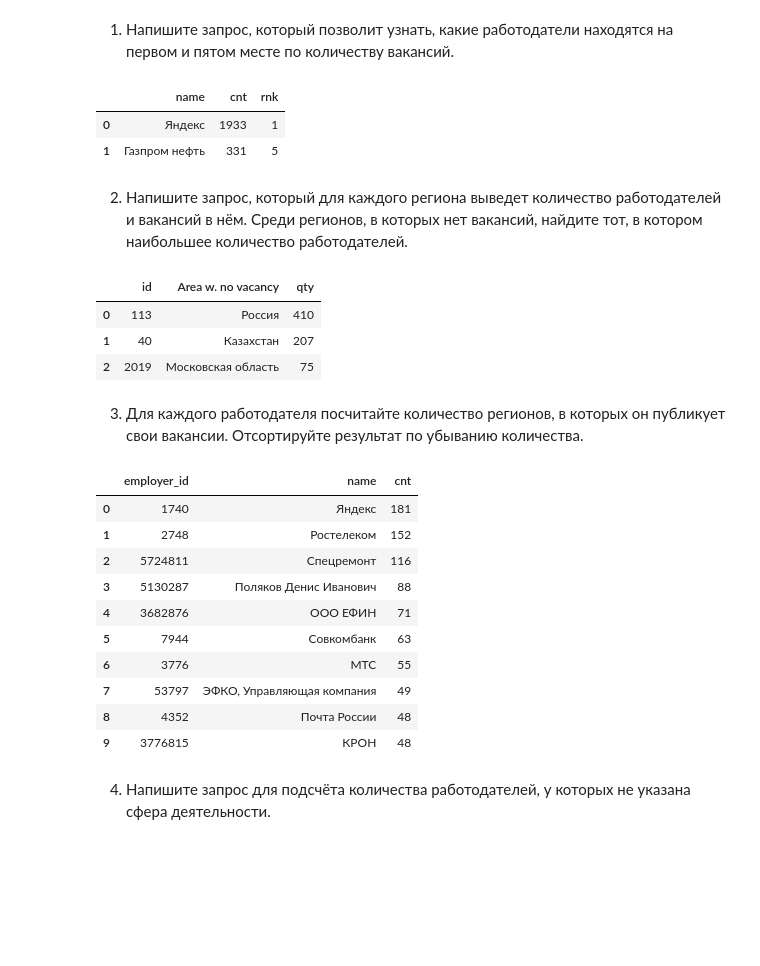
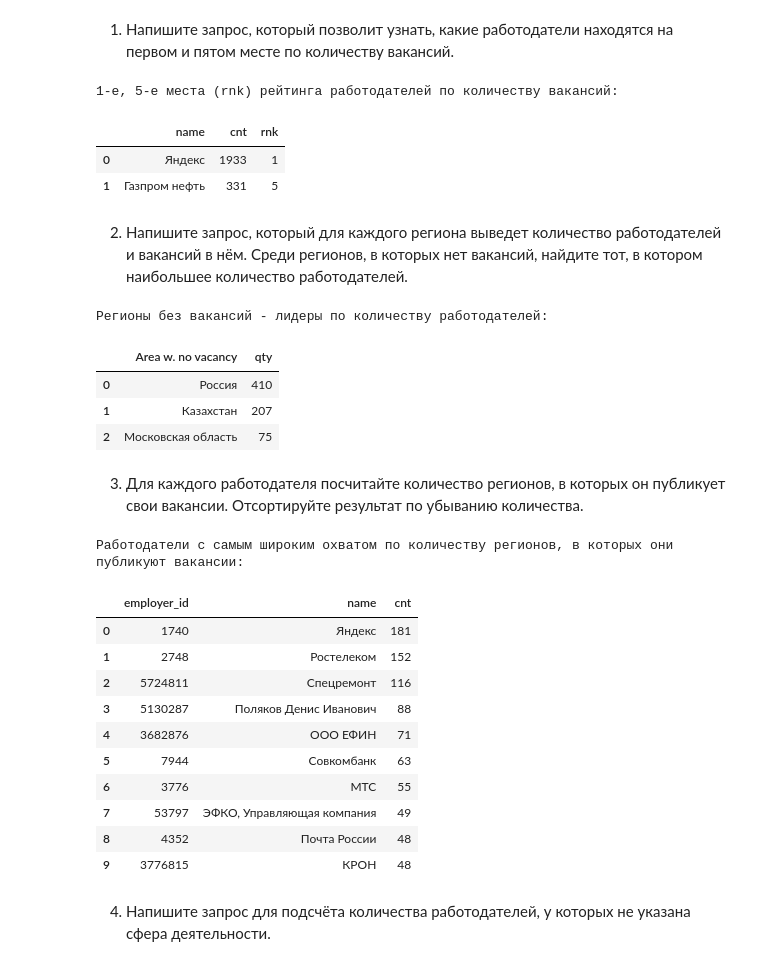
Before and after one commit to ssiarhei115/Vacancies-analysis, a Jupyter notebook: Project_2_template.ipynb, the cells around one changed output. Saved outputs shown, nothing was run; the diff lists cells and outputs as text; code cells hidden in the pictures; blank space fills up the shorter version.

```diff
--- a/Project_2_template.ipynb
+++ b/Project_2_template.ipynb
@@ -202,9 +208,13 @@ from
     order by cnt desc) as r
 where rnk = 1 or rnk =5
 '''
+
 df = pd.read_sql(sa.text(query_5_1), engine)
+
+print("1-е, 5-е места (rnk) рейтинга работодателей по количеству вакансий:")
 display(df)
 # %% [output]
+1-е, 5-е места (rnk) рейтинга работодателей по количеству вакансий:
 |  | name | cnt | rnk |
 | 0 | Яндекс | 1933 | 1 |
 | 1 | Газпром нефть | 331 | 5 |
@@ -216,26 +224,33 @@ display(df)
 # %%
 query_5_2 = f'''
 with x as (
 select
-    a.id, a.name,
+    a.id,
+    a.name,
     count (distinct v.employer_id) cnt_employers,
     count(v.id) cnt_vacancies
 from areas a
 left join vacancies v on a.id = v.area_id
 group by a.id, a.name
 having count(v.id) = 0
 )
-select e.area id, x.name "Area w. no vacancy", count(e.name) qty
+select
+    x.name "Area w. no vacancy",
+    count(e.name) qty
 from x
 join employers e on e.area = x.id
-group by e.area, x.name
-order by 3 desc
+group by x.name
+order by 2 desc
 limit 3
 '''
+
 df = pd.read_sql(sa.text(query_5_2), engine)
+
+print("Регионы без вакансий - лидеры по количеству работодателей:")
 display(df)
 # %% [output]
+Регионы без вакансий - лидеры по количеству работодателей:
-|  | id | Area w. no vacancy | qty |
-| 0 | 113 | Россия | 410 |
-| 1 | 40 | Казахстан | 207 |
-| 2 | 2019 | Московская область | 75 |
+|  | Area w. no vacancy | qty |
+| 0 | Россия | 410 |
+| 1 | Казахстан | 207 |
+| 2 | Московская область | 75 |
@@ -255,9 +268,13 @@ group by v.employer_id, e.name
 order by 3 desc
 limit 10
 '''
+
 df = pd.read_sql(sa.text(query_5_3), engine)
+
+print("Работодатели с самым широким охватом по количеству регионов, в которых они публикуют вакансии:")
 display(df)
 # %% [output]
+Работодатели с самым широким охватом по количеству регионов, в которых они публикуют вакансии:
 |  | employer_id | name | cnt |
 | 0 | 1740 | Яндекс | 181 |
 | 1 | 2748 | Ростелеком | 152 |
```
Also changed, not shown: parts of 41 cells of this notebook.
